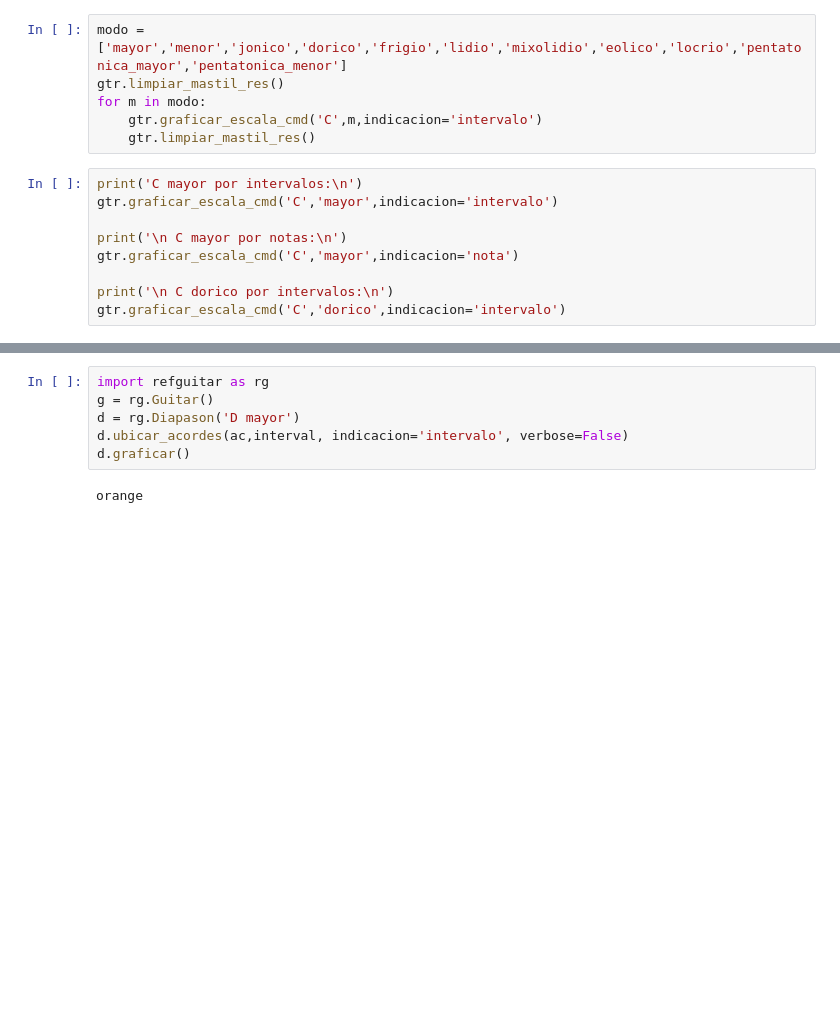
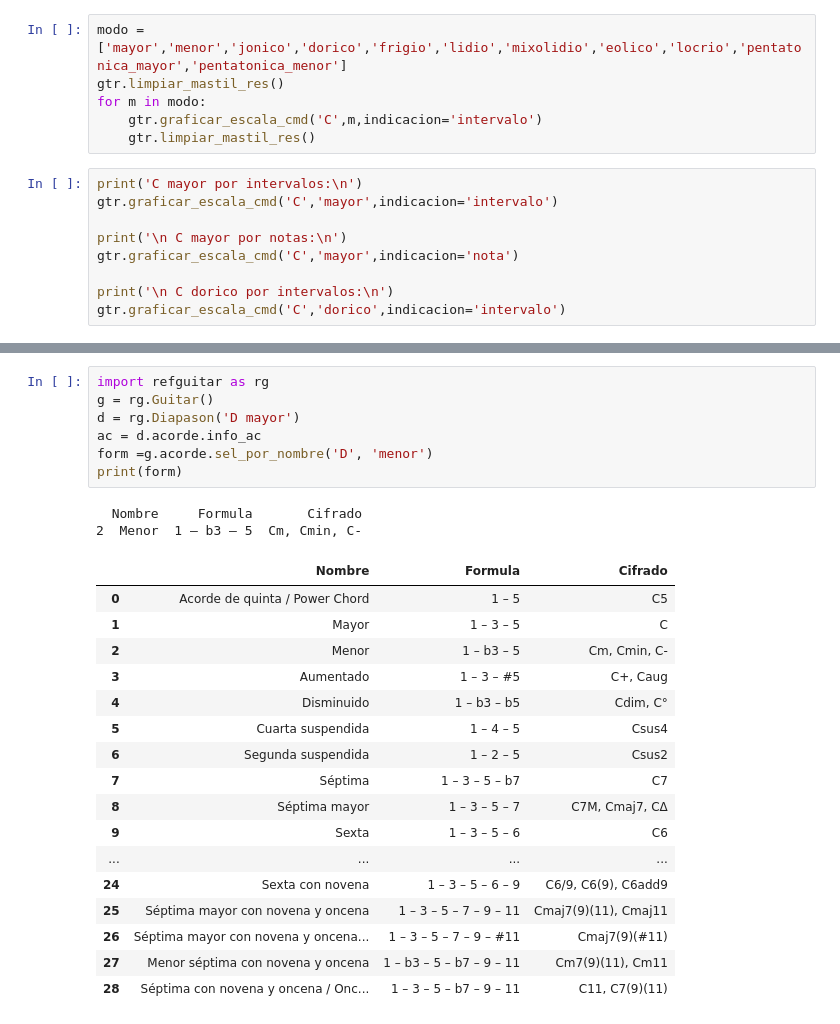
Before and after one commit to ingenieriaam/musical_theory, a Jupyter notebook: music_scales.ipynb, the cells around one changed output, grey strips where cells are left out. Drawn from its saved outputs; the diff is of its cells as text; blank space fills up the shorter version.

Commit message:
se logra devolver la formula del acorde

```diff
--- a/music_scales.ipynb
+++ b/music_scales.ipynb
@@ -75,8 +75,27 @@ Loading BokehJS ...
 # %%
 import refguitar as rg
 g = rg.Guitar()
 d = rg.Diapason('D mayor')
-d.ubicar_acordes(ac,interval, indicacion='intervalo', verbose=False)
-d.graficar()
+ac = d.acorde.info_ac
+form =g.acorde.sel_por_nombre('D', 'menor')
+print(form)
 # %% [output]
-orange
+  Nombre     Formula       Cifrado
+2  Menor  1 – b3 – 5  Cm, Cmin, C-
+|  | Nombre | Formula | Cifrado |
+| 0 | Acorde de quinta / Power Chord | 1 – 5 | C5 |
+| 1 | Mayor | 1 – 3 – 5 | C |
+| 2 | Menor | 1 – b3 – 5 | Cm, Cmin, C- |
+| 3 | Aumentado | 1 – 3 – #5 | C+, Caug |
+| 4 | Disminuido | 1 – b3 – b5 | Cdim, C° |
+| 5 | Cuarta suspendida | 1 – 4 – 5 | Csus4 |
+| 6 | Segunda suspendida | 1 – 2 – 5 | Csus2 |
+| 7 | Séptima | 1 – 3 – 5 – b7 | C7 |
+| 8 | Séptima mayor | 1 – 3 – 5 – 7 | C7M, Cmaj7, CΔ |
+| 9 | Sexta | 1 – 3 – 5 – 6 | C6 |
+| ... | ... | ... | ... |
+| 24 | Sexta con novena | 1 – 3 – 5 – 6 – 9 | C6/9, C6(9), C6add9 |
+| 25 | Séptima mayor con novena y oncena | 1 – 3 – 5 – 7 – 9 – 11 | Cmaj7(9)(11), Cmaj11 |
+| 26 | Séptima mayor con novena y oncena... | 1 – 3 – 5 – 7 – 9 – #11 | Cmaj7(9)(#11) |
+| 27 | Menor séptima con novena y oncena | 1 – b3 – 5 – b7 – 9 – 11 | Cm7(9)(11), Cm11 |
+| 28 | Séptima con novena y oncena / Onc... | 1 – 3 – 5 – b7 – 9 – 11 | C11, C7(9)(11) |
```
Also changed, not shown: 2 other files.
